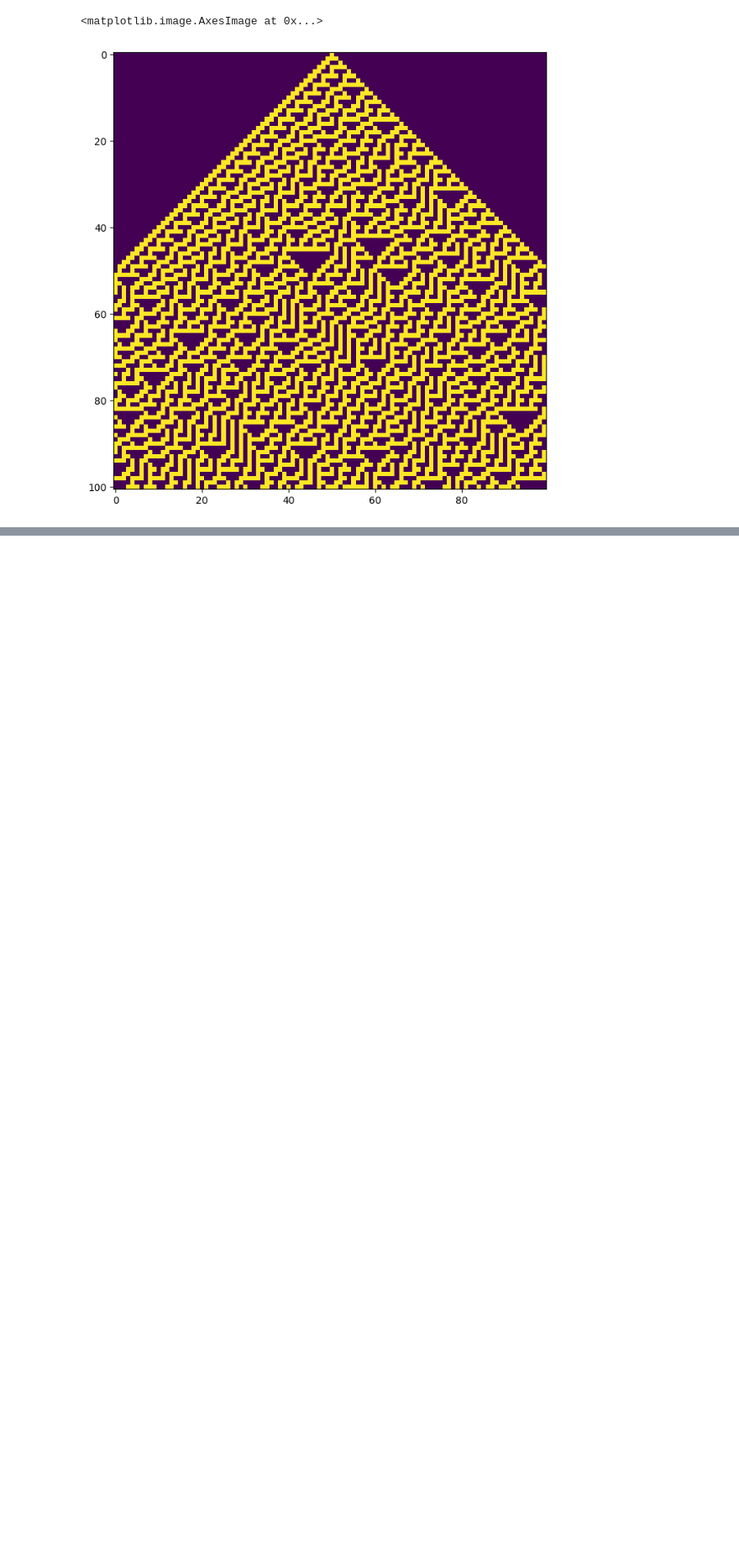
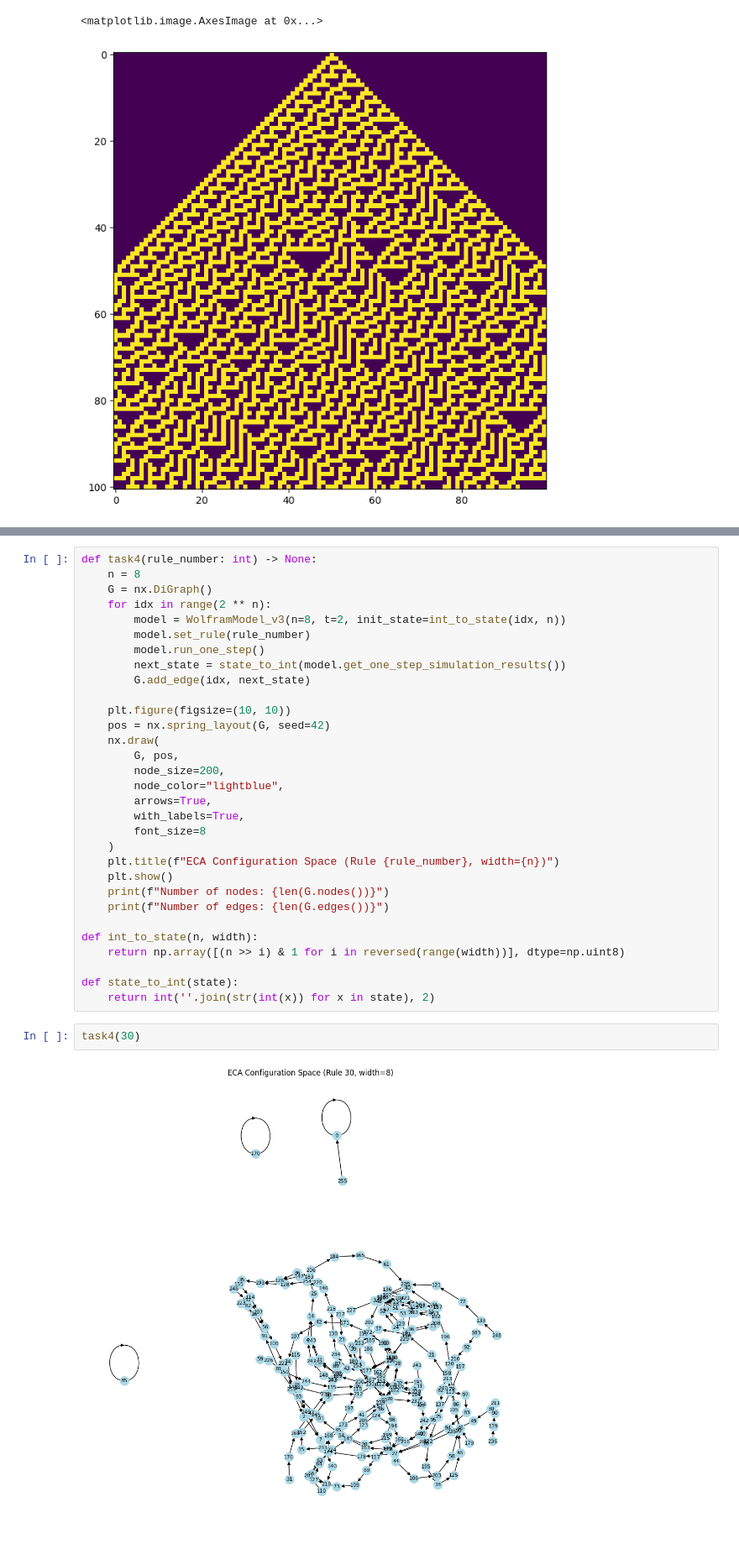
Before and after one commit to Ziverael/Studies2, a Jupyter notebook: abm/list2.ipynb, the cells around one changed output, grey strips where cells are left out. Shown at 84% size. Saved outputs shown, nothing was run; the diff lists cells and outputs as text; blank space fills up the shorter version.

```diff
--- a/abm/list2.ipynb
+++ b/abm/list2.ipynb
@@ -138,0 +278,35 @@ class RuleEvaluator:
+# %%
+def task4(rule_number: int) -> None:
+    n = 8
+    G = nx.DiGraph()
+    for idx in range(2 ** n):
+        model = WolframModel_v3(n=8, t=2, init_state=int_to_state(idx, n))
+        model.set_rule(rule_number)
+        model.run_one_step()
+        next_state = state_to_int(model.get_one_step_simulation_results())
+        G.add_edge(idx, next_state)
+
+    plt.figure(figsize=(10, 10))
+    pos = nx.spring_layout(G, seed=42)
+    nx.draw(
+        G, pos,
+        node_size=200,
+        node_color="lightblue",
+        arrows=True,
+        with_labels=True,
+        font_size=8
+    )
+    plt.title(f"ECA Configuration Space (Rule {rule_number}, width={n})")
+    plt.show()
+    print(f"Number of nodes: {len(G.nodes())}")
+    print(f"Number of edges: {len(G.edges())}")
+
+def int_to_state(n, width):
+    return np.array([(n >> i) & 1 for i in reversed(range(width))], dtype=np.uint8)
+
+def state_to_int(state):
+    return int(''.join(str(int(x)) for x in state), 2)
+# %%
+task4(30)
+# %% [output]
+[figure, added]
```
Also changed, not shown: parts of 18 cells of this notebook, 3 other files.
